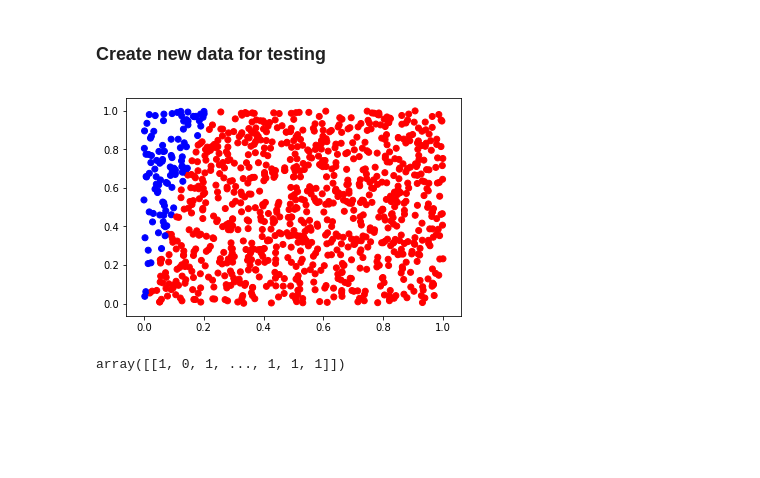
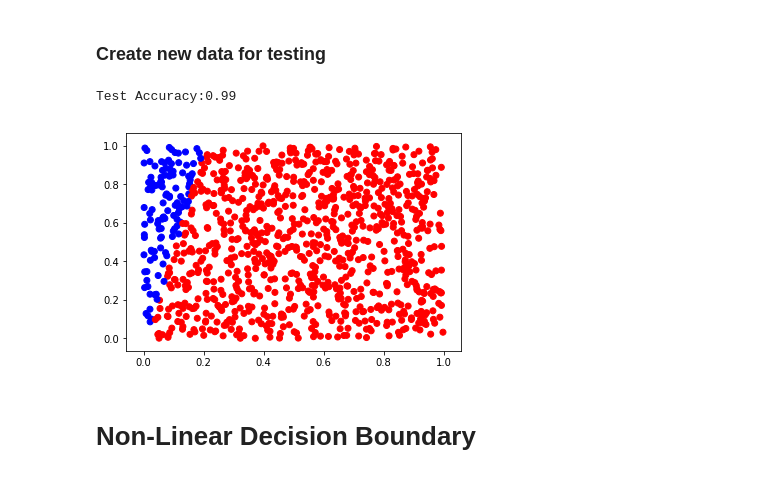
Before and after one commit to sspitz3/Machine_Learning, a Jupyter notebook: test_ground/neural_network/NN_classifier.ipynb, the cells around one changed output. Drawn from its saved outputs; the diff is of its cells as text; code cells hidden in the pictures; blank space fills up the shorter version.

```diff
--- a/test_ground/neural_network/NN_classifier.ipynb
+++ b/test_ground/neural_network/NN_classifier.ipynb
@@ -64,17 +66,18 @@ plt.show()
 ### Create new data for testing
 # %%
 X_test = np.random.rand(2,1000)
+Y_test = (X_test[0]>.2*X_test[1]).reshape(1,1000)[0]
 # %%
-
+preds = np.where(sess.run(z,feed_dict={x:(X_test.T)}).T[0] > .5, 1, 0)
+print("Test Accuracy:"+str(np.sum(preds == Y_test)/Y_test.shape[0]))
 cols = np.where(sess.run(z,feed_dict={x:(X_test.T)}).T[0] > .5, 'r', 'b')
 plt.scatter(X_test[0],X_test[1], color = cols)
 plt.show()
 # %% [output]
+Test Accuracy:0.99
-[figure, old version]
+[figure, new version]
-# %%
-Y_train
-# %% [output]
-array([[1, 0, 1, ..., 1, 1, 1]])
+# %% [markdown]
+# Non-Linear Decision Boundary
 # %%
 import numpy as np
 import tensorflow as tf
```
Also changed, not shown: parts of 17 cells of this notebook.
